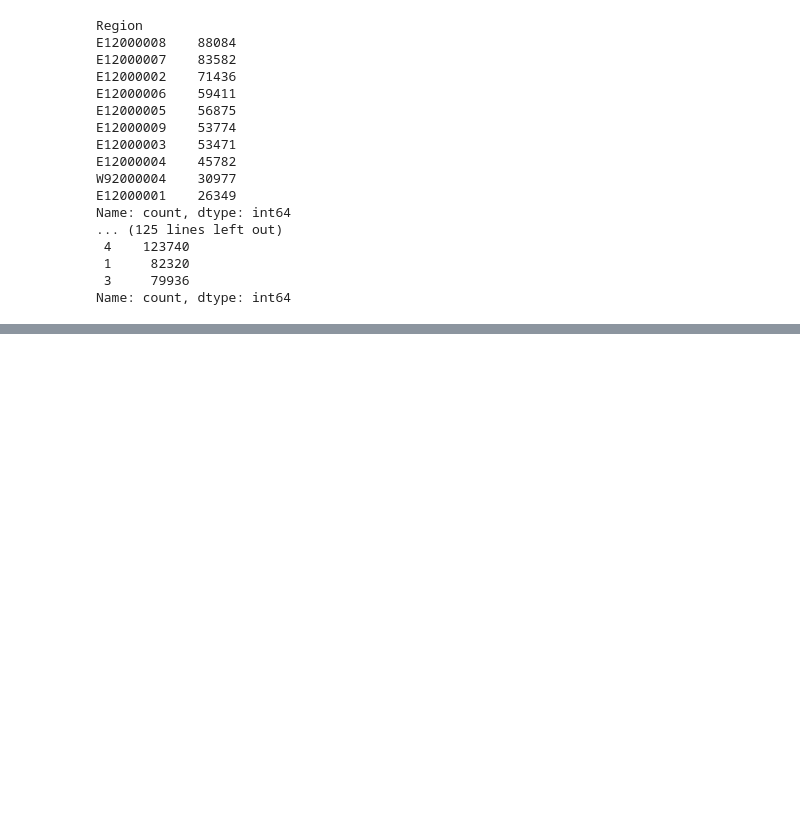
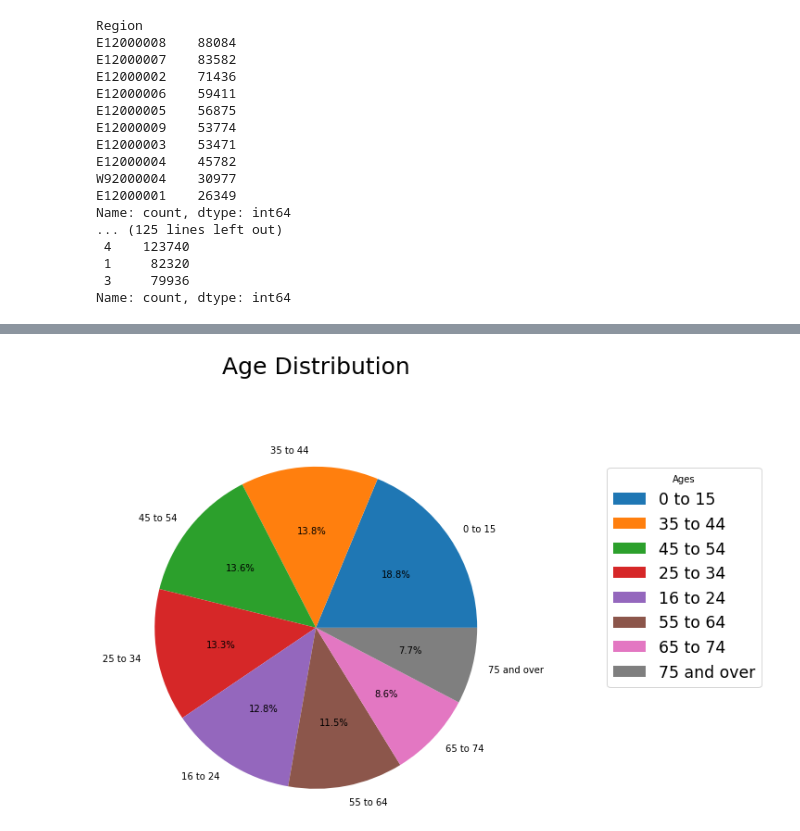
Before and after one commit to b0mbastik/PythonP2, a Jupyter notebook: analysis.ipynb, the cells around one changed output, grey strips where cells are left out. Cells and saved outputs as stored; diff of their text form; code cells hidden in the pictures; blank space fills up the shorter version.

```diff
--- a/analysis.ipynb
+++ b/analysis.ipynb
@@ -57,0 +68,4 @@ Name: count, dtype: int64
+# %%
+rg.get_pie_chart(df.Age, vf.Age, "Age Distribution", "Ages", "age_pie.png")
+# %% [output]
+[figure, added]
```
Also changed, not shown: parts of 6 cells of this notebook, 10 other files.
